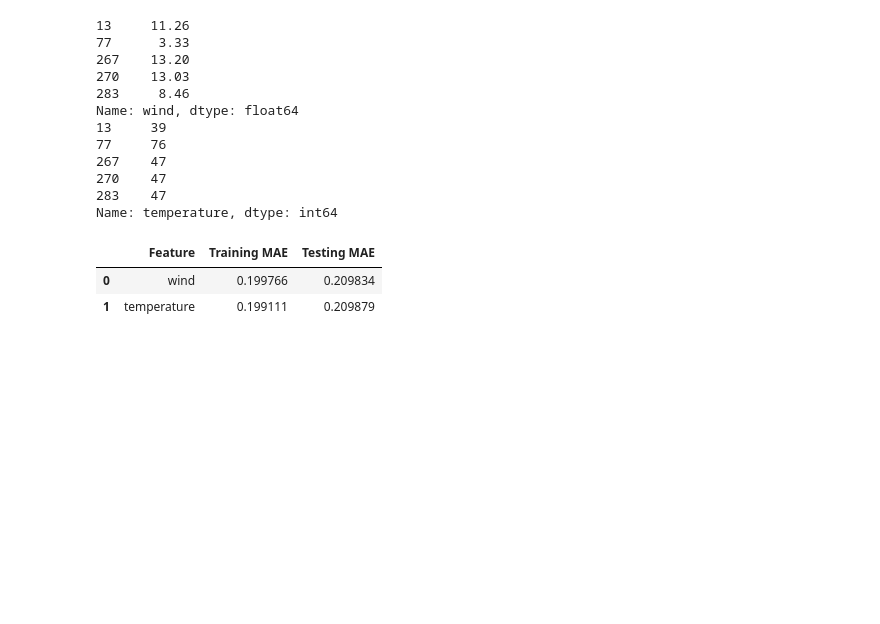
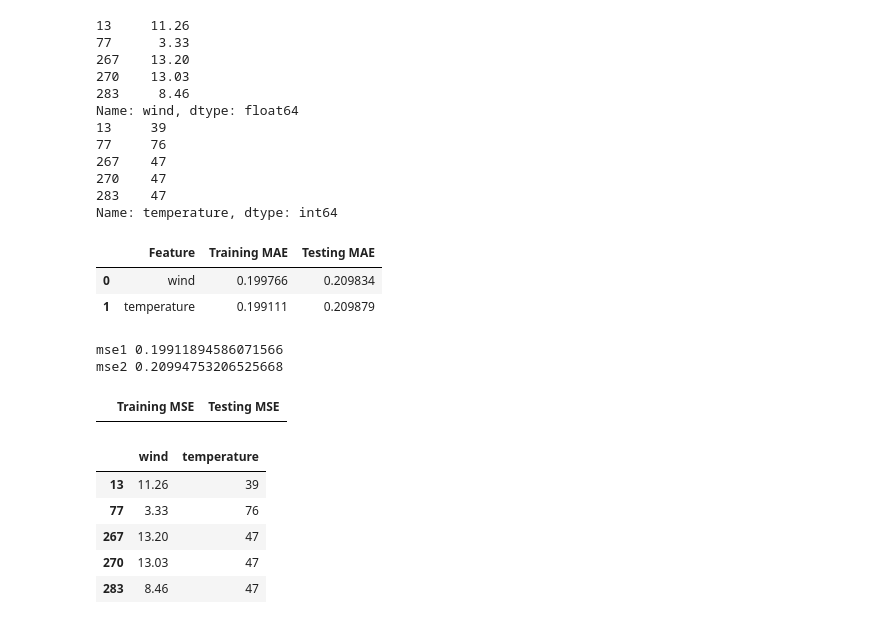
Before and after one commit to pabrokim/weather-project, a Jupyter notebook: weather.ipynb, the cells around one changed output. Saved outputs shown, nothing was run; the diff lists cells and outputs as text; code cells hidden in the pictures; blank space fills up the shorter version.

Commit message:
Multivariate Analysis

```diff
--- a/weather.ipynb
+++ b/weather.ipynb
@@ -170,7 +153,7 @@ Name: wind, dtype: float64
 283    47
 Name: temperature, dtype: int64
 # %%
-def train_model(data, target):
+def univariate_model(data, target):
 
     cols = data.columns.drop(target)
     results = []
@@ -201,11 +184,13 @@ def train_model(data, target):
         results.append([feature, training_mae, testing_mae])
 
     return pd.DataFrame(results, columns =['Feature', 'Training MAE', 'Testing MAE'])
-
-
-
-train_model(df,'precipitation')
-# %% [output]
-|  | Feature | Training MAE | Testing MAE |
-| 0 | wind | 0.199766 | 0.209834 |
-| 1 | temperature | 0.199111 | 0.209879 |
+# %%
+lreg = univariate_model(df,'precipitation')
+lreg
+#univariate analysis
+#both variables perform similarly
+#temperature performs better on training but poorly on testing compared to wind
+# %% [output]
+|  | Feature | Training MAE | Testing MAE |
+| 0 | wind | 0.199766 | 0.209834 |
+| 1 | temperature | 0.199111 | 0.209879 |
@@ -211,0 +226,17 @@ train_model(df,'precipitation')
+# %%
+multreg = multivariate_model(df, 'precipitation')
+multreg
+# %% [output]
+mse1 0.19911894586071566
+mse2 0.20994753206525668
+|  | Training MSE | Testing MSE |
+# %%
+#x=df.drop(columns='precipitation', axis=1)
+df.head()
+# %% [output]
+|  | wind | temperature |
+| 13 | 11.26 | 39 |
+| 77 | 3.33 | 76 |
+| 267 | 13.20 | 47 |
+| 270 | 13.03 | 47 |
+| 283 | 8.46 | 47 |
```
Also changed, not shown: parts of 4 cells of this notebook.
